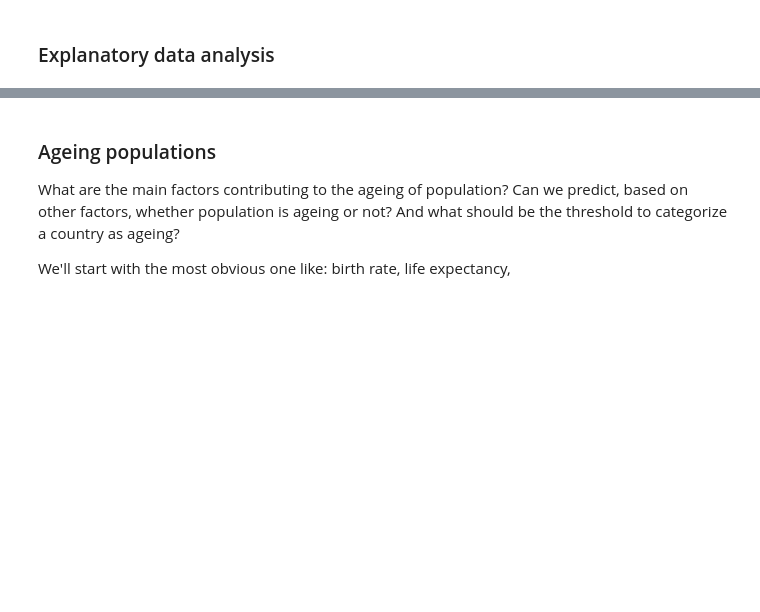
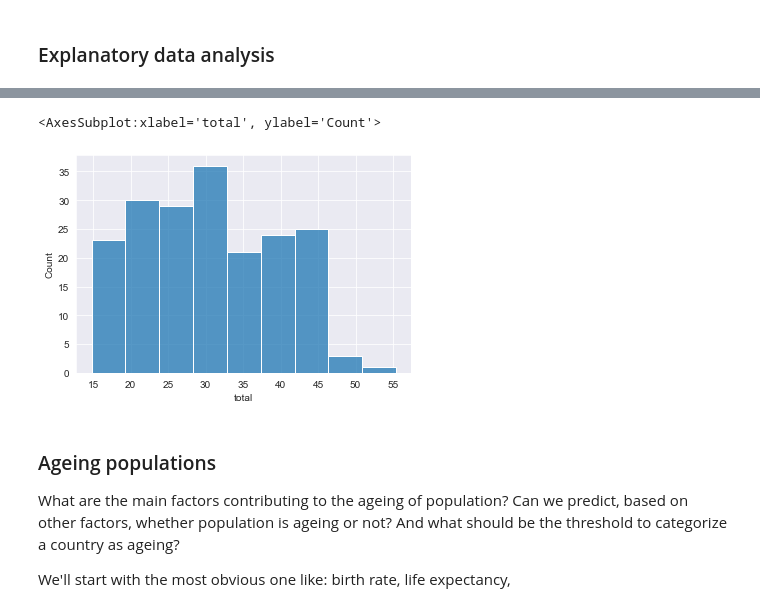
Before and after one commit to farqlia/WorldCountriesProject, a Jupyter notebook: notebooks/Aging Population Classification.ipynb, the cells around one changed output, grey strips where cells are left out. Saved outputs shown, nothing was run; the diff lists cells and outputs as text; code cells hidden in the pictures; blank space fills up the shorter version.

```diff
--- a/notebooks/Aging Population Classification.ipynb
+++ b/notebooks/Aging Population Classification.ipynb
@@ -77,6 +79,11 @@ Albania           17.90        67.53              14.57
 Algeria           28.78        64.29               6.93
 Andorra           12.31        68.17              19.52
 Angola            47.18        50.49               2.33
+# %%
+sns.histplot(data=median_age, x='total')
+# %% [output]
+<AxesSubplot:xlabel='total', ylabel='Count'>
+[figure, added]
 # %% [markdown]
 ### Ageing populations
 What are the main factors contributing to the ageing of population? Can we predict, based on other factors, whether population is ageing or not? And what should be the threshold to categorize a country as ageing?
```
Also changed, not shown: parts of 9 cells of this notebook, 1 other file.
